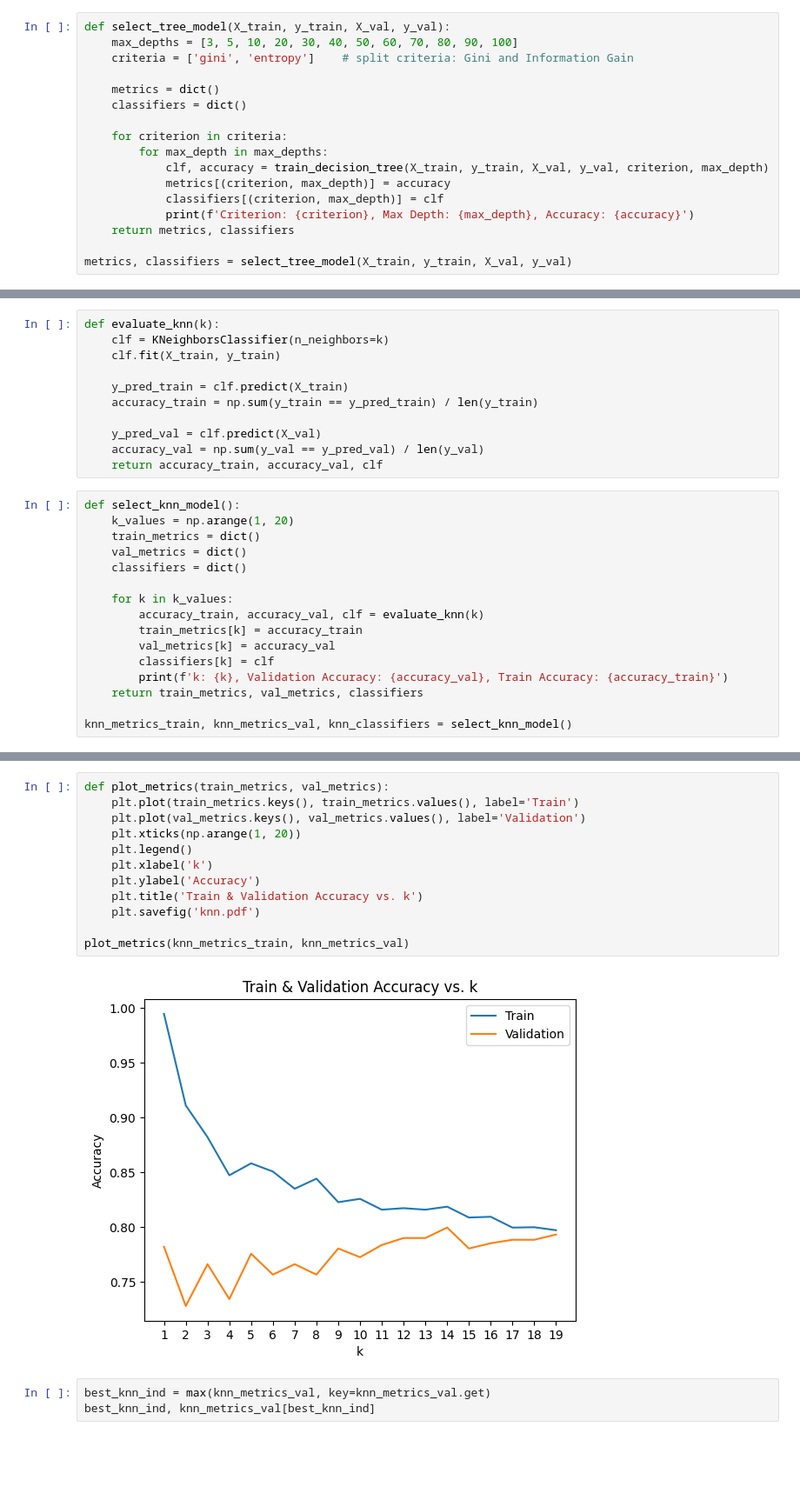
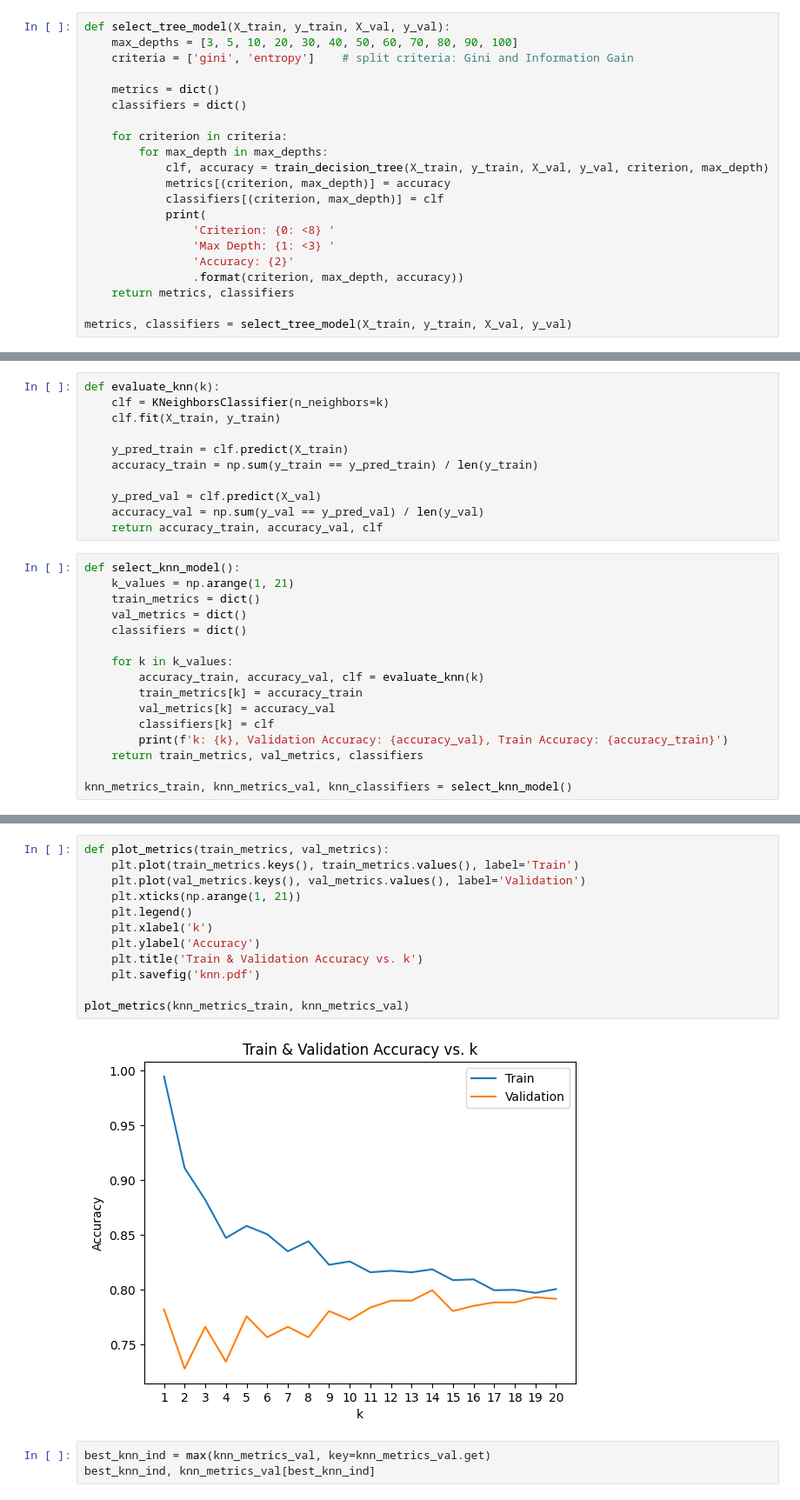
Before and after one commit to ktolnos/Intro2ML_CSC2515, a Jupyter notebook: TweetClassification/tweet_classification.ipynb, the cells around one changed output, grey strips where cells are left out. Shown at 87% size. Drawn from its saved outputs; the diff is of its cells as text; blank space fills up the shorter version.

```diff
--- a/TweetClassification/tweet_classification.ipynb
+++ b/TweetClassification/tweet_classification.ipynb
@@ -61,7 +61,11 @@ def select_tree_model(X_train, y_train, X_val, y_val):
             clf, accuracy = train_decision_tree(X_train, y_train, X_val, y_val, criterion, max_depth)
             metrics[(criterion, max_depth)] = accuracy
             classifiers[(criterion, max_depth)] = clf
-            print(f'Criterion: {criterion}, Max Depth: {max_depth}, Accuracy: {accuracy}')
+            print(
+                'Criterion: {0: <8} '
+                'Max Depth: {1: <3} '
+                'Accuracy: {2}'
+                .format(criterion, max_depth, accuracy))
     return metrics, classifiers
 
 metrics, classifiers = select_tree_model(X_train, y_train, X_val, y_val)
@@ -192,7 +196,7 @@ def evaluate_knn(k):
     return accuracy_train, accuracy_val, clf
 # %%
 def select_knn_model():
-    k_values = np.arange(1, 20)
+    k_values = np.arange(1, 21)
     train_metrics = dict()
     val_metrics = dict()
     classifiers = dict()
@@ -229,17 +234,17 @@ k: 19, Validation Accuracy: 0.7929936305732485, Train Accuracy: 0.79692832764505
 # %%
 def plot_metrics(train_metrics, val_metrics):
     plt.plot(train_metrics.keys(), train_metrics.values(), label='Train')
     plt.plot(val_metrics.keys(), val_metrics.values(), label='Validation')
-    plt.xticks(np.arange(1, 20))
+    plt.xticks(np.arange(1, 21))
     plt.legend()
     plt.xlabel('k')
     plt.ylabel('Accuracy')
     plt.title('Train & Validation Accuracy vs. k')
     plt.savefig('knn.pdf')
 
 plot_metrics(knn_metrics_train, knn_metrics_val)
 # %% [output]
-[figure, old version]
+[figure, new version]
 # %%
 best_knn_ind = max(knn_metrics_val, key=knn_metrics_val.get)
 best_knn_ind, knn_metrics_val[best_knn_ind]
```
Also changed, not shown: parts of 2 cells of this notebook, 2 other files.
